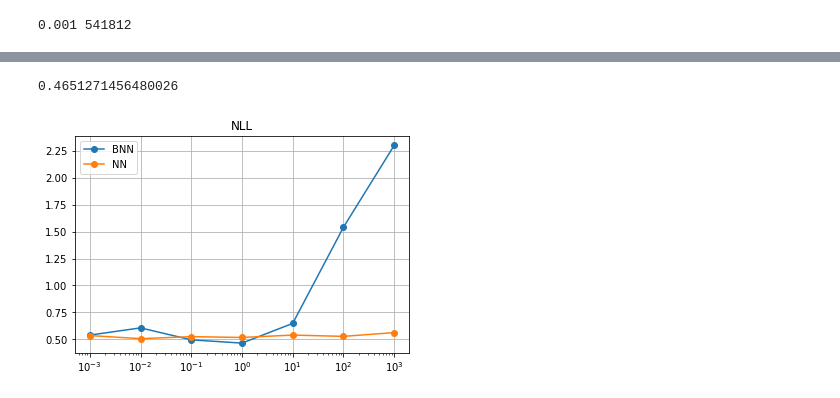
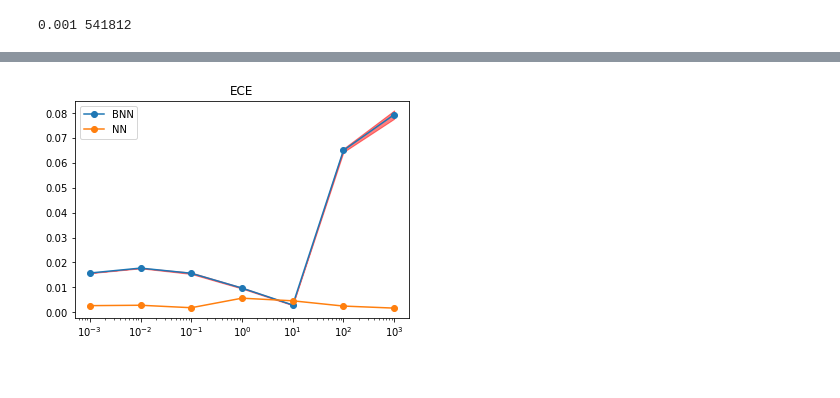
Before and after one commit to THuix/bnn_bbb, a Jupyter notebook: exps/resnet/resnet.ipynb, the cells around one changed output, grey strips where cells are left out. Drawn from its saved outputs; the diff is of its cells as text; code cells hidden in the pictures.

```diff
--- a/exps/resnet/resnet.ipynb
+++ b/exps/resnet/resnet.ipynb
@@ -96,33 +96,32 @@ def get_ece(pred, true):
     return ece.item()
 
 def get_nll(pred, true):
-    pred_prob = pred[range(len(true)), true]
-    return - torch.log(pred_prob).mean().item()
+    return criterion(pred, true).item()
 
 def get_conf(pred, true):
-    conf = pred.max(dim=1)
-    raise ValueError(conf.size())
+    conf = torch.max(pred.softmax(dim=1), dim=1).values.mean().item()
     return conf
 
-def export(results):
-    acc, ece, nll, conf = [], [], [], []
-    for result, label in results:
-        flattened_result = result.flatten(0, 1) # nb points samples, 10
-        flattened_label = label.flatten() # nb points
-        acc.append([get_acc(flattened_result[:, idx, :], flattened_label) for idx in range(nb_samples)])
-        ece.append([get_ece(flattened_result[:, idx, :], flattened_label) for idx in range(nb_samples)])
-        nll.append([get_nll(flattened_result[:, idx, :], flattened_label) for idx in range(nb_samples)])
-        conf.append([get_conf(flattened_result[:, idx, :], flattened_label) for idx in range(nb_samples)])
+def export(results, labels):
+    flattened_result = results.flatten(0, 1) # nb points samples, 10
+    flattened_label = labels.flatten().long()
+    nb_samples = flattened_result.size()[1]
+    acc = [get_acc(flattened_result[:, idx, :], flattened_label) for idx in range(nb_samples)]
+    ece = [get_ece(flattened_result[:, idx, :], flattened_label) for idx in range(nb_samples)]
+    nll  =[get_nll(flattened_result[:, idx, :], flattened_label) for idx in range(nb_samples)]
+    conf = [get_conf(flattened_result[:, idx, :], flattened_label) for idx in range(nb_samples)]
+    avg_result = torch.mean(flattened_result, dim=1)
+    print(get_acc(avg_result, flattened_label))
     return acc, ece, nll, conf
 
 def export_all(results_list):
     acc_list, ece_list, nll_list, conf_list = [], [], [], []
-    for results in results_list:
-        acc, ece, nll, conf = export(results)
-        acc_list.append((np.mean(acc), np.Std(acc)))
+    for (results, labels) in results_list:
+        acc, ece, nll, conf = export(results, labels)
+        acc_list.append((np.mean(acc), np.std(acc)))
         ece_list.append((np.mean(ece), np.std(ece)))
         nll_list.append((np.mean(nll), np.std(nll)))
         conf_list.append((np.mean(conf), np.std(conf)))
-    return acc_list, ece_list, nll_list, conf_list
+    return np.array(acc_list), np.array(ece_list), np.array(nll_list), np.array(conf_list)
 # %%
 import pickle as pkl
@@ -133,3 +138,3 @@ results_nn_list = results['results_nn_list']
 # %%
-acc_bnn, ece_bnn, nll_bnn, conf_bnn = extract_all(results_list)
-acc_nn, ece_nn, nll_nn, conf_nn = extract(results_nn_list)
+acc_bnn, ece_bnn, nll_bnn, conf_bnn = export_all(results_list)
+acc_nn, ece_nn, nll_nn, conf_nn = export_all(results_nn_list)
@@ -200,12 +170,4 @@ plt.show()
-# %%
-print(np.min(results['nll_list']))
-plt.plot(eta, results['nll_list'], '-o', label='BNN')
-plt.plot(eta, results['nll_list_nn'], '-o', label='NN')
-plt.xscale('log')
-plt.legend()
-plt.grid()
-plt.title('NLL')
-plt.show()
-# %% [output]
-0.4651271456480026
-[figure, removed]
+# %%
+plot(eta_list, ece_bnn, ece_nn, 'ECE')
+# %% [output]
+[figure, added]
```
Also changed, not shown: parts of 12 cells of this notebook, 3 other files.
